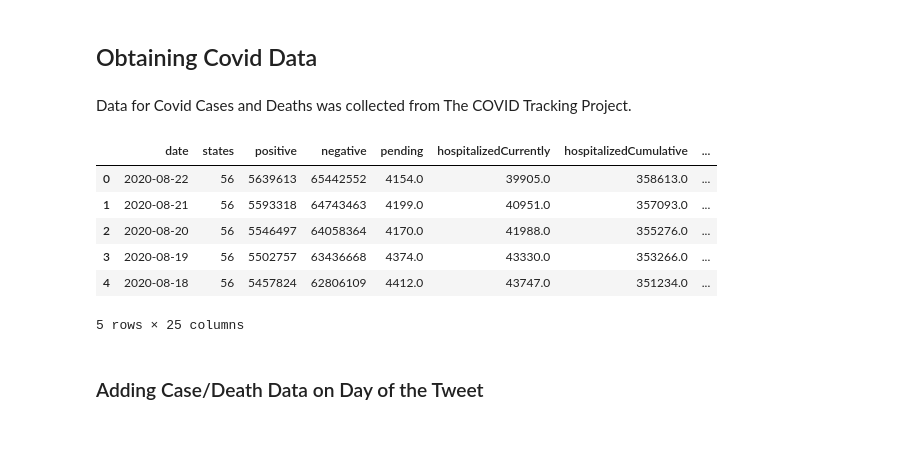
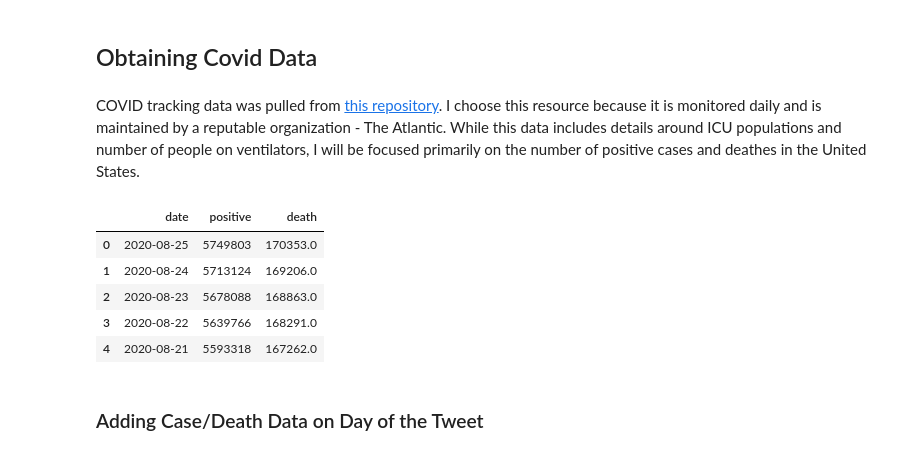
Before and after one commit to jdsmithwes/Capstone-Project, a Jupyter notebook: Dataset_creation_notebook.ipynb, the cells around one changed output. Drawn from its saved outputs; the diff is of its cells as text; code cells hidden in the pictures.

```diff
--- a/Dataset_creation_notebook.ipynb
+++ b/Dataset_creation_notebook.ipynb
@@ -49,25 +49,24 @@ print('The number of tweets in the dataset is:',number_of_tweets)
 The number of tweets in the dataset is: 24681
 # %% [markdown]
 ## Obtaining Covid Data
-# %% [markdown]
-Data for Covid Cases and Deaths was collected from The COVID Tracking Project.
+# %% [markdown]
+COVID tracking data was pulled from [this repository](https://github.com/COVID19Tracking/covid-tracking-data/blob/master/data/us_daily.csv). I choose this resource because it is monitored daily and is maintained by a reputable organization - The Atlantic. While this data includes details around ICU populations and number of people on ventilators, I will be focused primarily on the number of positive cases and deathes in the United States.
 # %%
 # Covid data set
-covid_data = pd.read_csv('data/daily.8.22.csv')
+covid_data = pd.read_csv('https://raw.githubusercontent.com/COVID19Tracking/covid-tracking-data/master/data/us_daily.csv')
 
 # formatting the date column to datetime
 covid_data['date'] = pd.to_datetime(covid_data['date'], format='%Y%m%d')
 # %%
-#covid_data = covid_data[['date','positive','death']]
+covid_data = covid_data[['date','positive','death']]
 covid_data.head()
 # %% [output]
-|  | date | states | positive | negative | pending | hospitalizedCurrently | hospitalizedCumulative | ... |
-| 0 | 2020-08-22 | 56 | 5639613 | 65442552 | 4154.0 | 39905.0 | 358613.0 | ... |
-| 1 | 2020-08-21 | 56 | 5593318 | 64743463 | 4199.0 | 40951.0 | 357093.0 | ... |
-| 2 | 2020-08-20 | 56 | 5546497 | 64058364 | 4170.0 | 41988.0 | 355276.0 | ... |
-| 3 | 2020-08-19 | 56 | 5502757 | 63436668 | 4374.0 | 43330.0 | 353266.0 | ... |
-| 4 | 2020-08-18 | 56 | 5457824 | 62806109 | 4412.0 | 43747.0 | 351234.0 | ... |
+|  | date | positive | death |
+| 0 | 2020-08-25 | 5749803 | 170353.0 |
+| 1 | 2020-08-24 | 5713124 | 169206.0 |
+| 2 | 2020-08-23 | 5678088 | 168863.0 |
+| 3 | 2020-08-22 | 5639766 | 168291.0 |
+| 4 | 2020-08-21 | 5593318 | 167262.0 |
-5 rows × 25 columns
 # %% [markdown]
 ### Adding Case/Death Data on Day of the Tweet
 # %%
```
Also changed, not shown: parts of 31 cells of this notebook, 6 other files.
